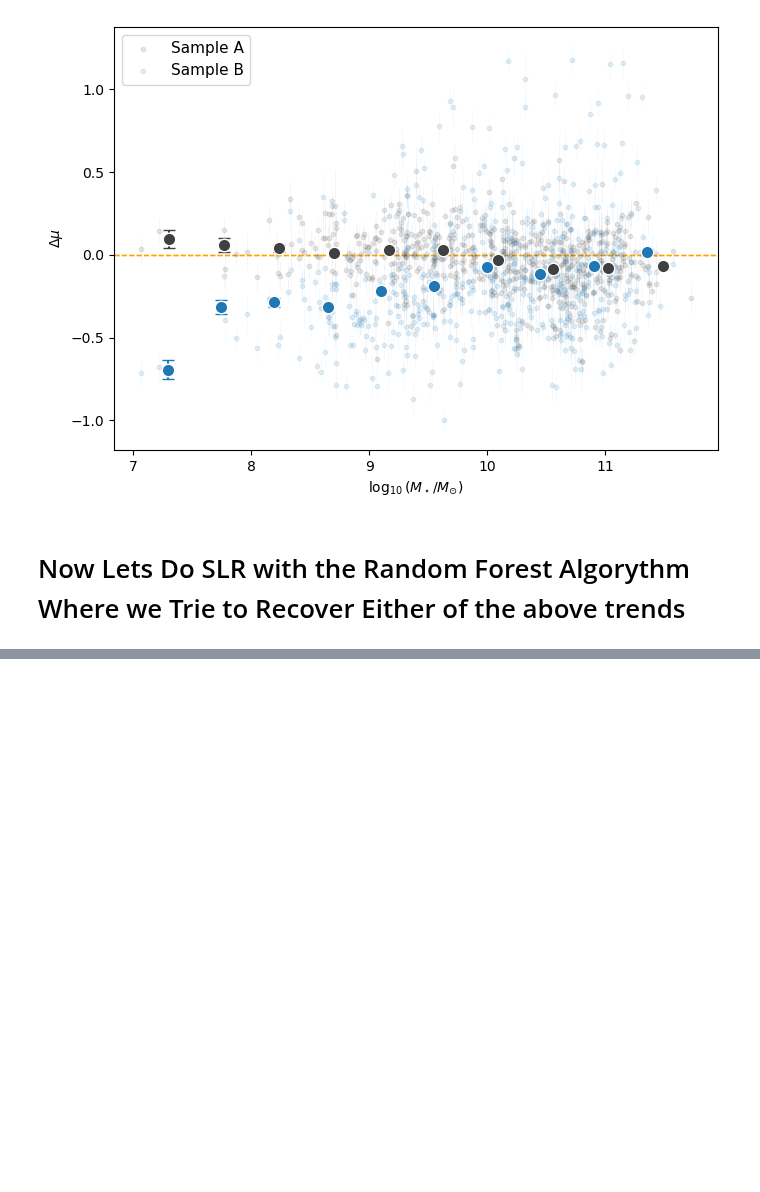
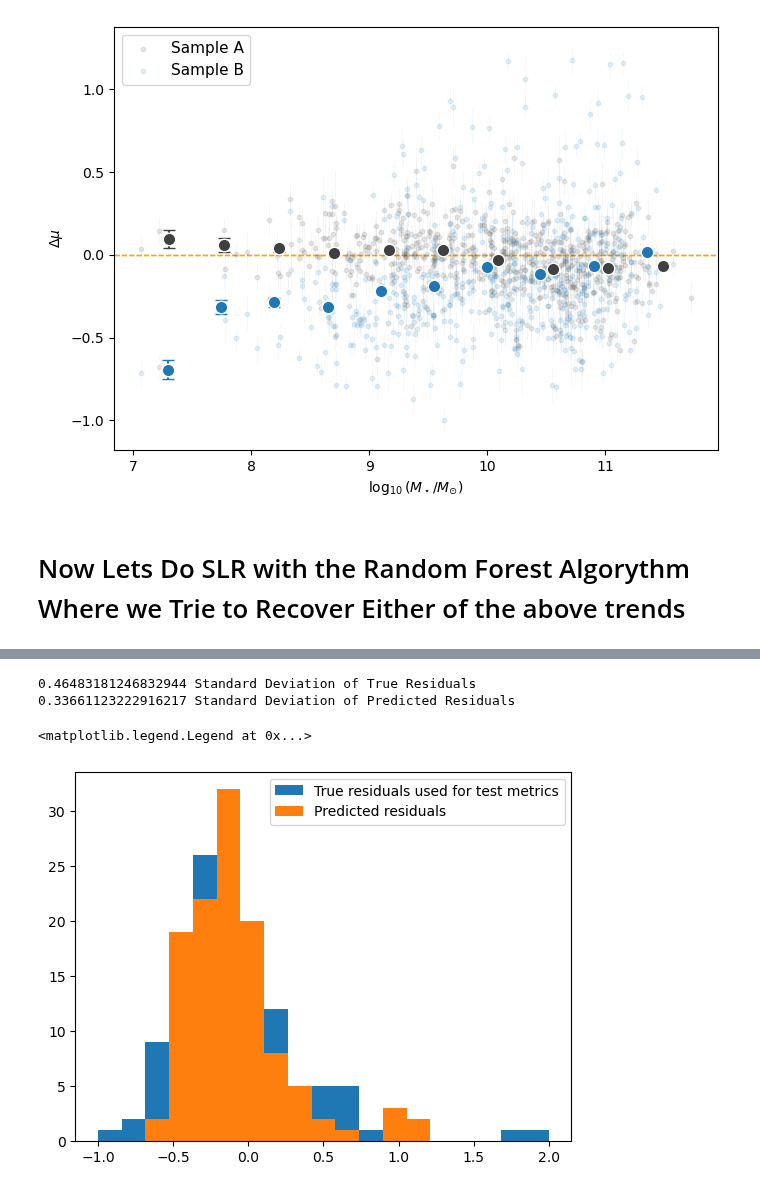
Before and after one commit to mwvgroup/myc21_first_paper, a Jupyter notebook: ZTF_DESI_ml_work/ZTF_slr_predicting_trends_v2.ipynb, the cells around one changed output, grey strips where cells are left out. Cells and saved outputs as stored; diff of their text form; code cells hidden in the pictures; blank space fills up the shorter version.

```diff
--- a/ZTF_DESI_ml_work/ZTF_slr_predicting_trends_v2.ipynb
+++ b/ZTF_DESI_ml_work/ZTF_slr_predicting_trends_v2.ipynb
@@ -1100,0 +1115,14 @@ plt.show()
+# %%
+# plt.hist(df_model["residual_centered"], label="Full dataset")
+# plt.hist(y_train, label="Residuals Used to Train")
+bins = np.linspace(-1, 2, 20)
+plt.hist(y_test, label="True residuals used for test metrics", bins = bins)
+plt.hist(y_pred_test, label="Predicted residuals", bins = bins)
+print(str(np.std(y_test)) + " Standard Deviation of True Residuals")
+print(str(np.std(y_pred_test)) + " Standard Deviation of Predicted Residuals")
+plt.legend()
+# %% [output]
+0.46483181246832944 Standard Deviation of True Residuals
+0.33661123222916217 Standard Deviation of Predicted Residuals
+<matplotlib.legend.Legend at 0x...>
+[figure, added]
```
Also changed, not shown: parts of 4 cells of this notebook, 1 other file.
